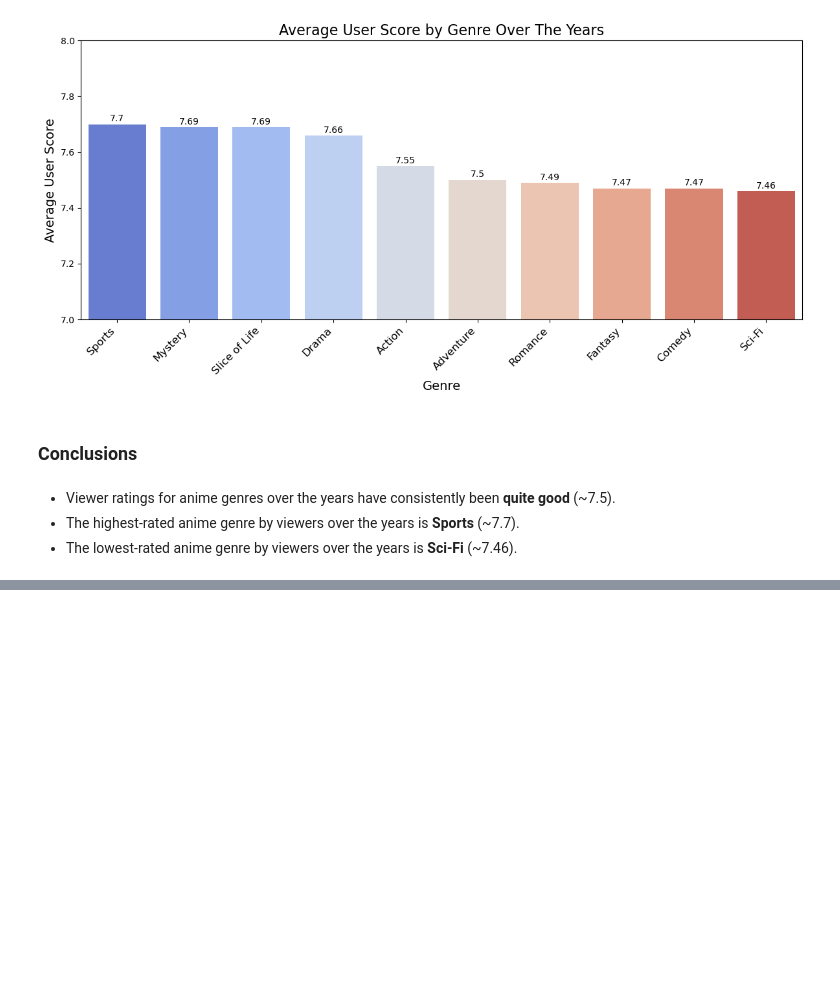
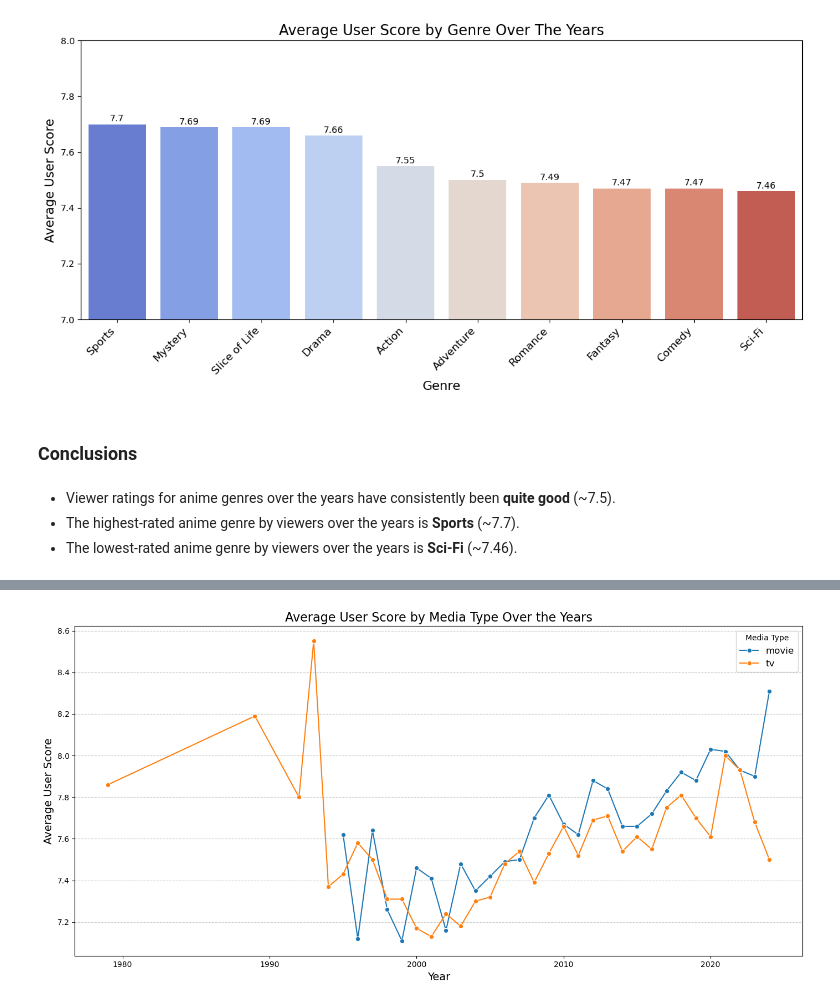
Before and after one commit to lib2509/Intro_to_DS_Final_Project, a Jupyter notebook: data_analysis.ipynb, the cells around one changed output, grey strips where cells are left out. Cells and saved outputs as stored; diff of their text form; code cells hidden in the pictures; blank space fills up the shorter version.

Commit message:
Update data_analysis (full 5 questions)

```diff
--- a/data_analysis.ipynb
+++ b/data_analysis.ipynb
@@ -218,0 +230,5 @@ plt.show()
+# %%
+# Preprocessing
+# Extract year from 'Premiered Season' and insert new column to dataset
+anime_data['Year'] = anime_data['Premiered Season'].str.extract(r'(\d{4})').astype(int)
+anime_data
@@ -218,0 +249,10 @@ plt.show()
+# %%
+# Group by Media Type and Year, then calculate average User Score
+media_type_scores = (
+    anime_data[['Media Type', 'Year', 'User Score']]
+    .groupby(['Media Type', 'Year'])['User Score']
+    .mean() # Aggregate by the mean of User Score
+    .reset_index()
+    .round({'User Score': 2}) # Round to 2 decimal places
+)
+media_type_scores
@@ -218,0 +273,22 @@ plt.show()
+# %%
+# Visualize by using line plot
+plt.figure(figsize=(14, 7))
+sns.lineplot(
+    x='Year',
+    y='User Score',
+    hue='Media Type',
+    data=media_type_scores,
+    marker='o',
+    palette='tab10'
+)
+
+plt.title('Average User Score by Media Type Over the Years', fontsize=16)
+plt.xlabel('Year', fontsize=14)
+plt.ylabel('Average User Score', fontsize=14)
+plt.legend(title='Media Type', fontsize=12)
+plt.grid(axis='y', linestyle='--', alpha=0.7)
+plt.tight_layout()
+
+plt.show()
+# %% [output]
+[figure, added]
```
Also changed, not shown: parts of 14 cells of this notebook.
